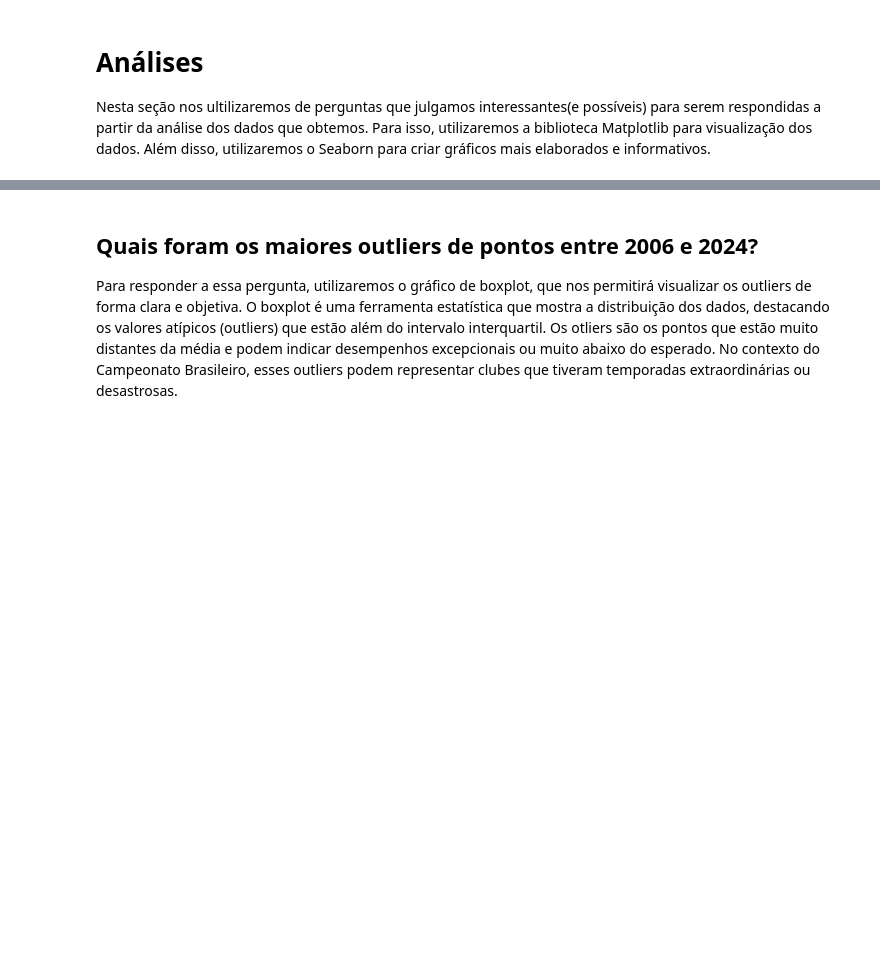
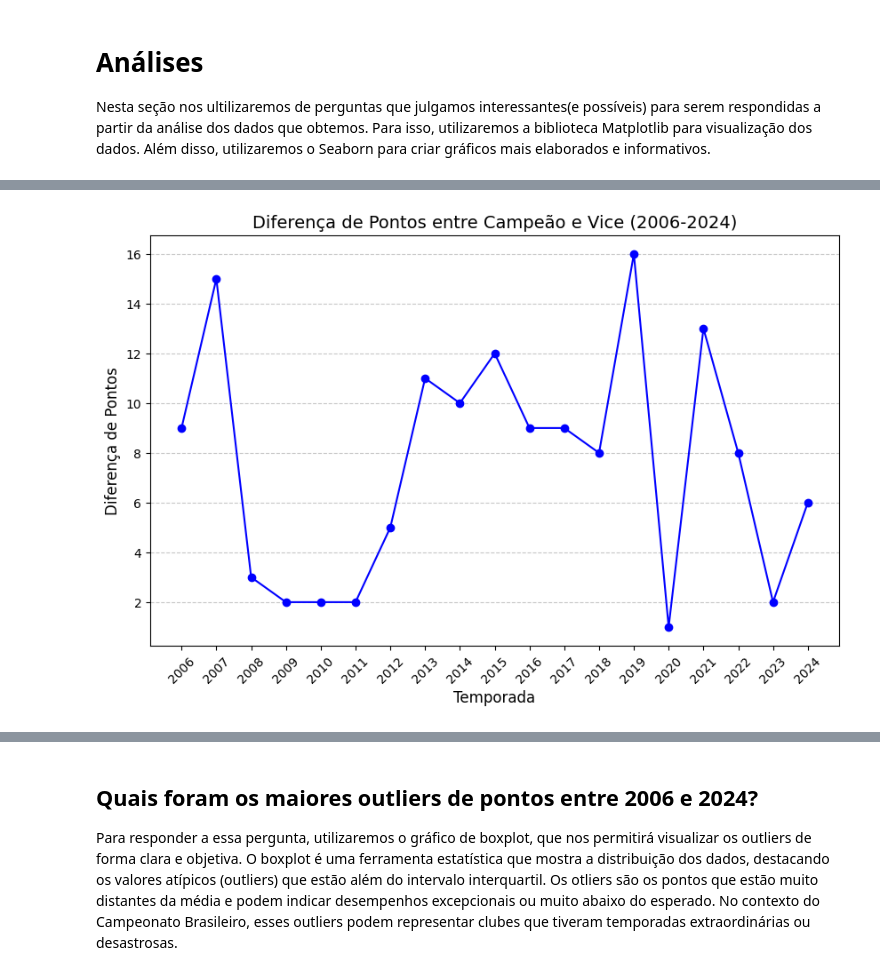
Before and after one commit to Dennynson/data-set-brasileirao, a Jupyter notebook: relatorio.ipynb, the cells around one changed output, grey strips where cells are left out. Saved outputs shown, nothing was run; the diff lists cells and outputs as text; code cells hidden in the pictures; blank space fills up the shorter version.

Commit message:
Encontrando diferença entre campeões e vices

```diff
--- a/relatorio.ipynb
+++ b/relatorio.ipynb
@@ -147,0 +151,18 @@ import seaborn as sns
+# %%
+# Converter a coluna "Temporada" para string
+top2["Temporada"] = top2["Temporada"].astype(str)
+
+# Calcular a diferença de pontos entre o campeão e o vice
+diferenca_pontos = top2.groupby("Temporada")["Pontos"].diff().dropna().abs()
+
+# Criar o gráfico de linhas
+plt.figure(figsize=(10, 6))
+plt.plot(top2["Temporada"].unique(), diferenca_pontos, marker="o", color="blue")
+plt.title("Diferença de Pontos entre Campeão e Vice (2006-2024)", fontsize=14)
+plt.xlabel("Temporada", fontsize=12)
+plt.ylabel("Diferença de Pontos", fontsize=12)
+plt.grid(axis="y", linestyle="--", alpha=0.7)
+plt.xticks(rotation=45)
+plt.show()
+# %% [output]
+[figure, added]
```
Also changed, not shown: parts of 3 cells of this notebook.
